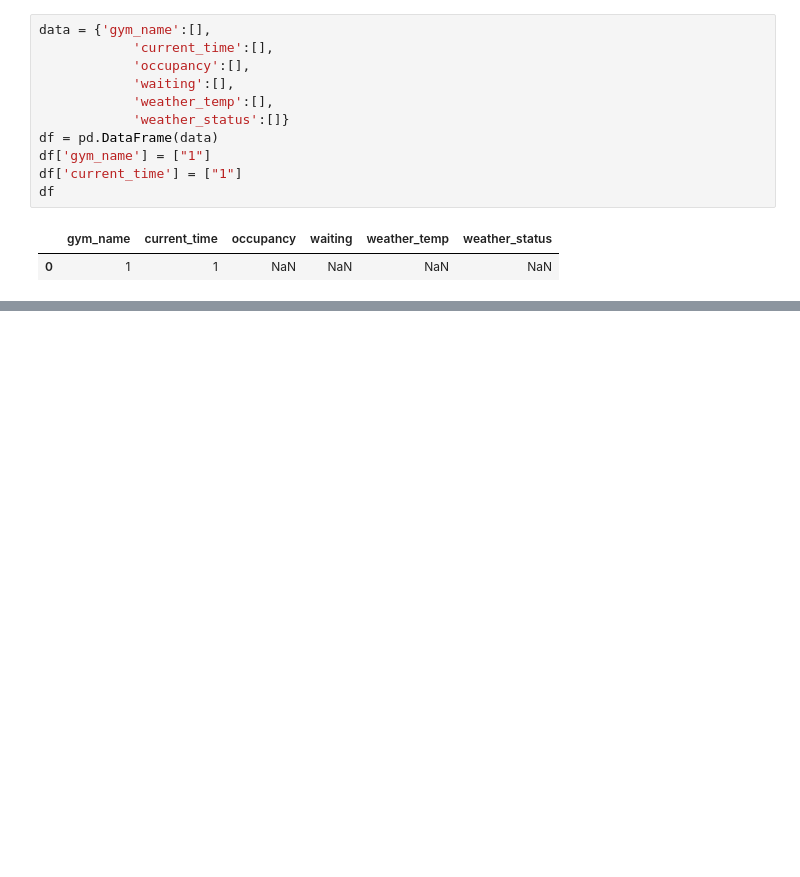
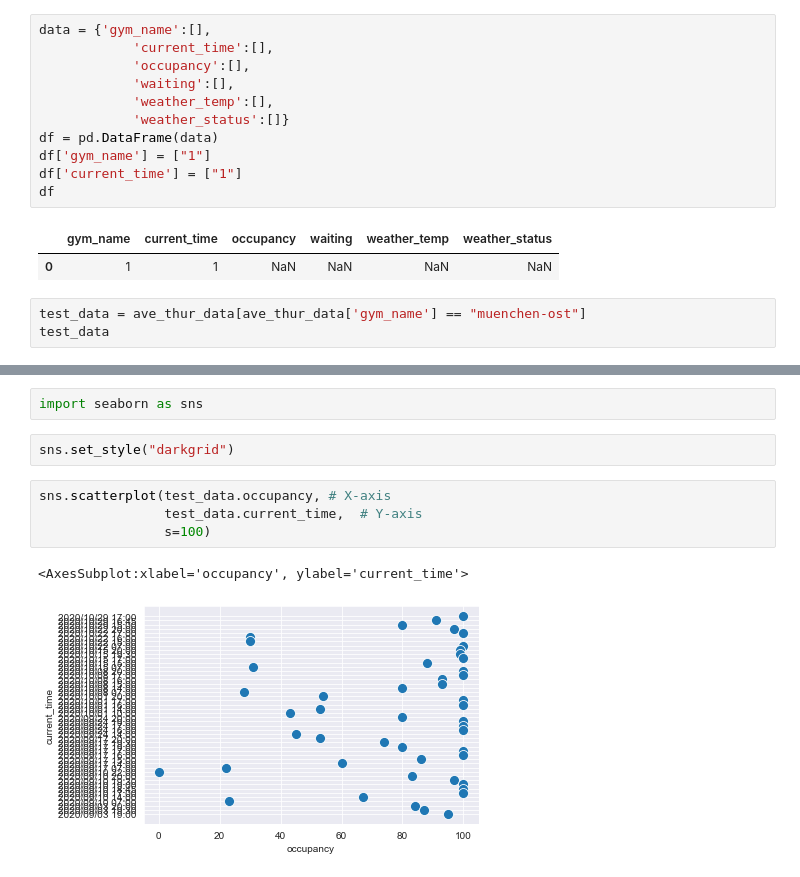
Before and after one commit to anebz/boulder, a Jupyter notebook: notebooks/average_data_for_specific_day.ipynb, the cells around one changed output, grey strips where cells are left out. Saved outputs shown, nothing was run; the diff lists cells and outputs as text; blank space fills up the shorter version.

Commit message:
WIP: average data function

```diff
--- a/notebooks/average_data_for_specific_day.ipynb
+++ b/notebooks/average_data_for_specific_day.ipynb
@@ -134,3 +136,6 @@ df
 # %% [output]
 |  | gym_name | current_time | occupancy | waiting | weather_temp | weather_status |
 | 0 | 1 | 1 | NaN | NaN | NaN | NaN |
+# %%
+test_data = ave_thur_data[ave_thur_data['gym_name'] == "muenchen-ost"]
+test_data
@@ -136,0 +160,11 @@ df
+# %%
+import seaborn as sns
+# %%
+sns.set_style("darkgrid")
+# %%
+sns.scatterplot(test_data.occupancy, # X-axis
+                test_data.current_time,  # Y-axis
+                s=100)
+# %% [output]
+<AxesSubplot:xlabel='occupancy', ylabel='current_time'>
+[figure, added]
```
Also changed, not shown: parts of 3 cells of this notebook.
